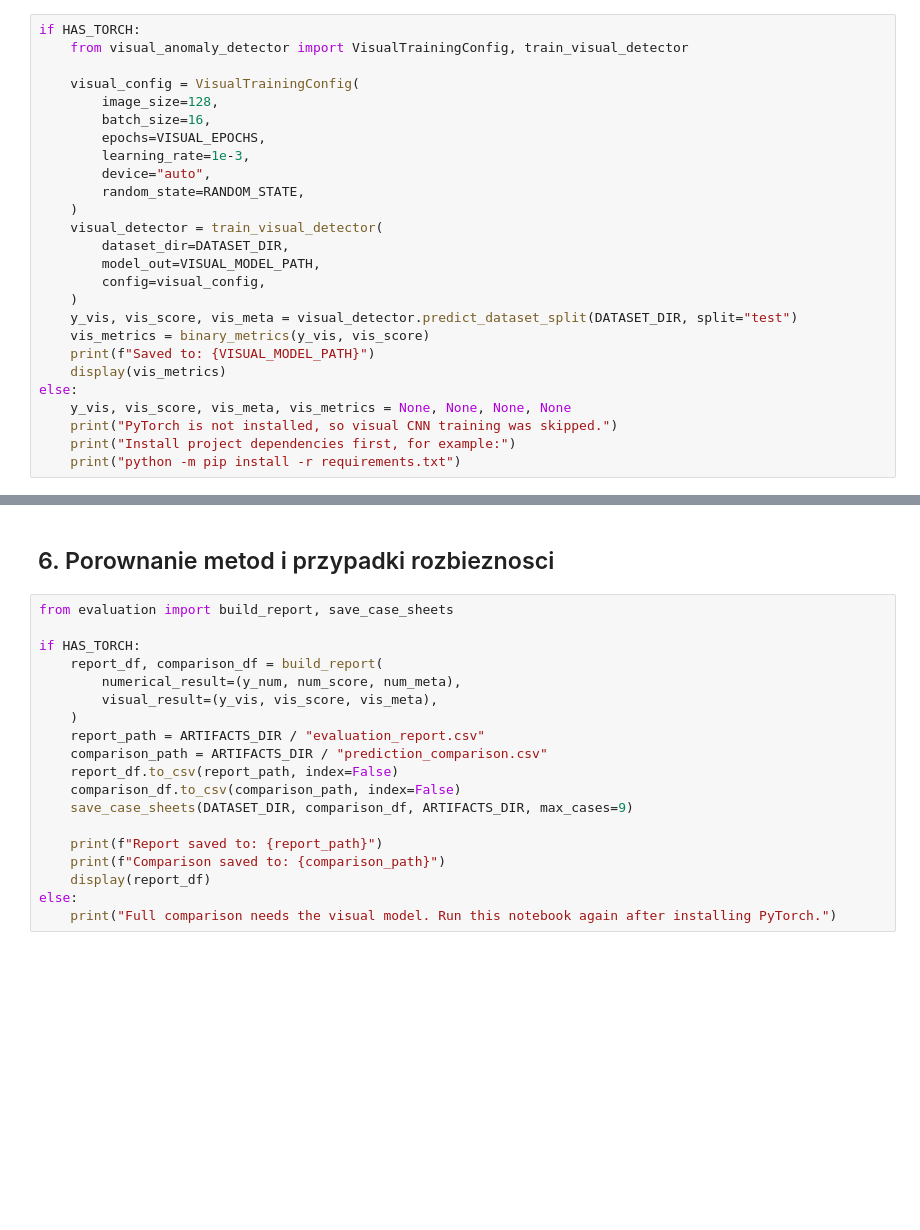
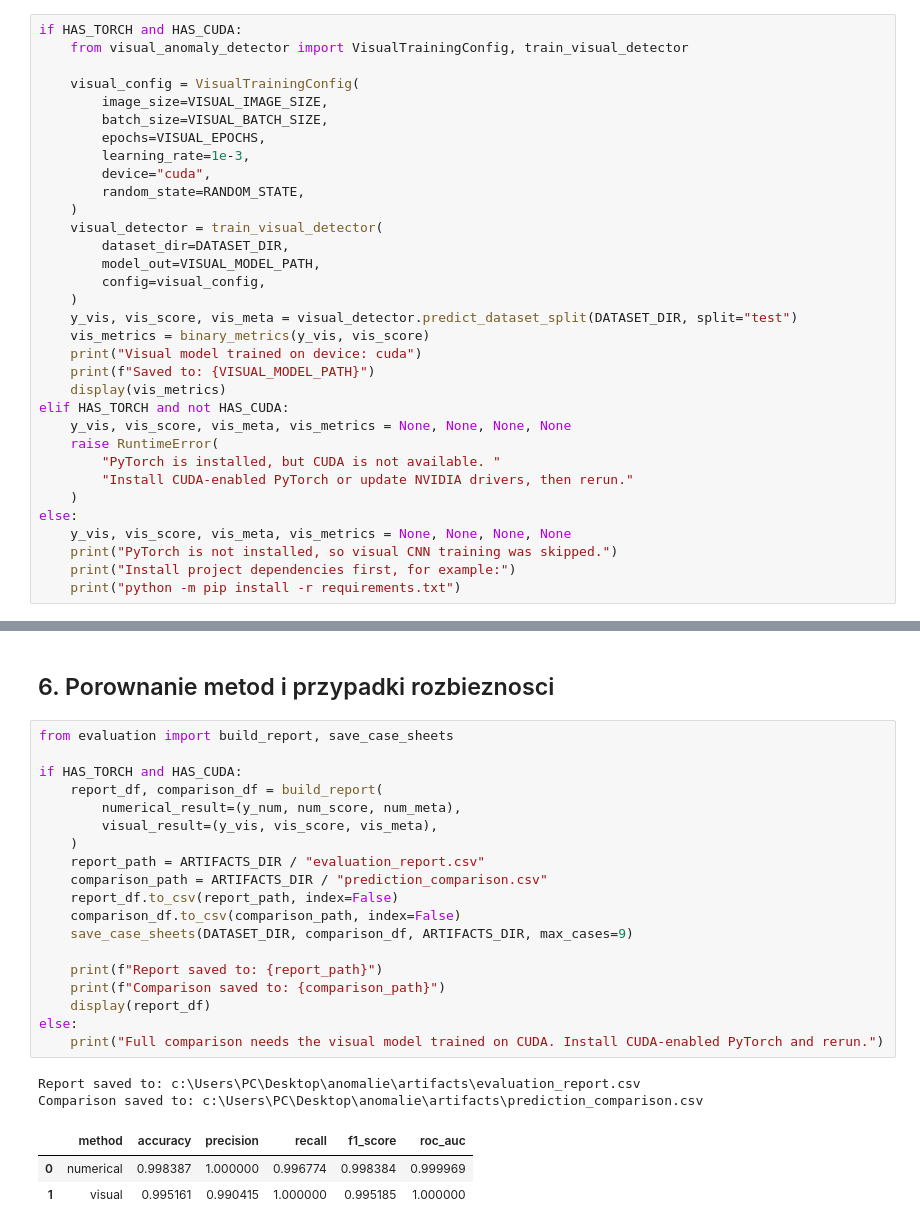
Before and after one commit to kingaorlowicz/anomaly_detection, a Jupyter notebook: notebooks/run_full_pipeline.ipynb, the cells around one changed output, grey strips where cells are left out. Saved outputs shown, nothing was run; the diff lists cells and outputs as text; blank space fills up the shorter version.

```diff
--- a/notebooks/run_full_pipeline.ipynb
+++ b/notebooks/run_full_pipeline.ipynb
@@ -110,13 +194,13 @@ Ten krok wymaga PyTorch. Model dostaje tylko obraz PNG wykresu i uczy sie klasyf
 # %%
-if HAS_TORCH:
+if HAS_TORCH and HAS_CUDA:
     from visual_anomaly_detector import VisualTrainingConfig, train_visual_detector
 
     visual_config = VisualTrainingConfig(
-        image_size=128,
-        batch_size=16,
+        image_size=VISUAL_IMAGE_SIZE,
+        batch_size=VISUAL_BATCH_SIZE,
         epochs=VISUAL_EPOCHS,
         learning_rate=1e-3,
-        device="auto",
+        device="cuda",
         random_state=RANDOM_STATE,
     )
     visual_detector = train_visual_detector(
@@ -126,8 +210,15 @@ if HAS_TORCH:
     )
     y_vis, vis_score, vis_meta = visual_detector.predict_dataset_split(DATASET_DIR, split="test")
     vis_metrics = binary_metrics(y_vis, vis_score)
+    print("Visual model trained on device: cuda")
     print(f"Saved to: {VISUAL_MODEL_PATH}")
     display(vis_metrics)
+elif HAS_TORCH and not HAS_CUDA:
+    y_vis, vis_score, vis_meta, vis_metrics = None, None, None, None
+    raise RuntimeError(
+        "PyTorch is installed, but CUDA is not available. "
+        "Install CUDA-enabled PyTorch or update NVIDIA drivers, then rerun."
+    )
 else:
     y_vis, vis_score, vis_meta, vis_metrics = None, None, None, None
     print("PyTorch is not installed, so visual CNN training was skipped.")
@@ -138,20 +237,26 @@ else:
 # %%
 from evaluation import build_report, save_case_sheets
 
-if HAS_TORCH:
+if HAS_TORCH and HAS_CUDA:
     report_df, comparison_df = build_report(
         numerical_result=(y_num, num_score, num_meta),
         visual_result=(y_vis, vis_score, vis_meta),
     )
     report_path = ARTIFACTS_DIR / "evaluation_report.csv"
     comparison_path = ARTIFACTS_DIR / "prediction_comparison.csv"
     report_df.to_csv(report_path, index=False)
     comparison_df.to_csv(comparison_path, index=False)
     save_case_sheets(DATASET_DIR, comparison_df, ARTIFACTS_DIR, max_cases=9)
 
     print(f"Report saved to: {report_path}")
     print(f"Comparison saved to: {comparison_path}")
     display(report_df)
 else:
-    print("Full comparison needs the visual model. Run this notebook again after installing PyTorch.")
+    print("Full comparison needs the visual model trained on CUDA. Install CUDA-enabled PyTorch and rerun.")
+# %% [output]
+Report saved to: c:\Users\PC\Desktop\anomalie\artifacts\evaluation_report.csv
+Comparison saved to: c:\Users\PC\Desktop\anomalie\artifacts\prediction_comparison.csv
+|  | method | accuracy | precision | recall | f1_score | roc_auc |
+| 0 | numerical | 0.998387 | 1.000000 | 0.996774 | 0.998384 | 0.999969 |
+| 1 | visual | 0.995161 | 0.990415 | 1.000000 | 0.995185 | 1.000000 |
 # %%
```
Also changed, not shown: parts of 16 cells of this notebook.
